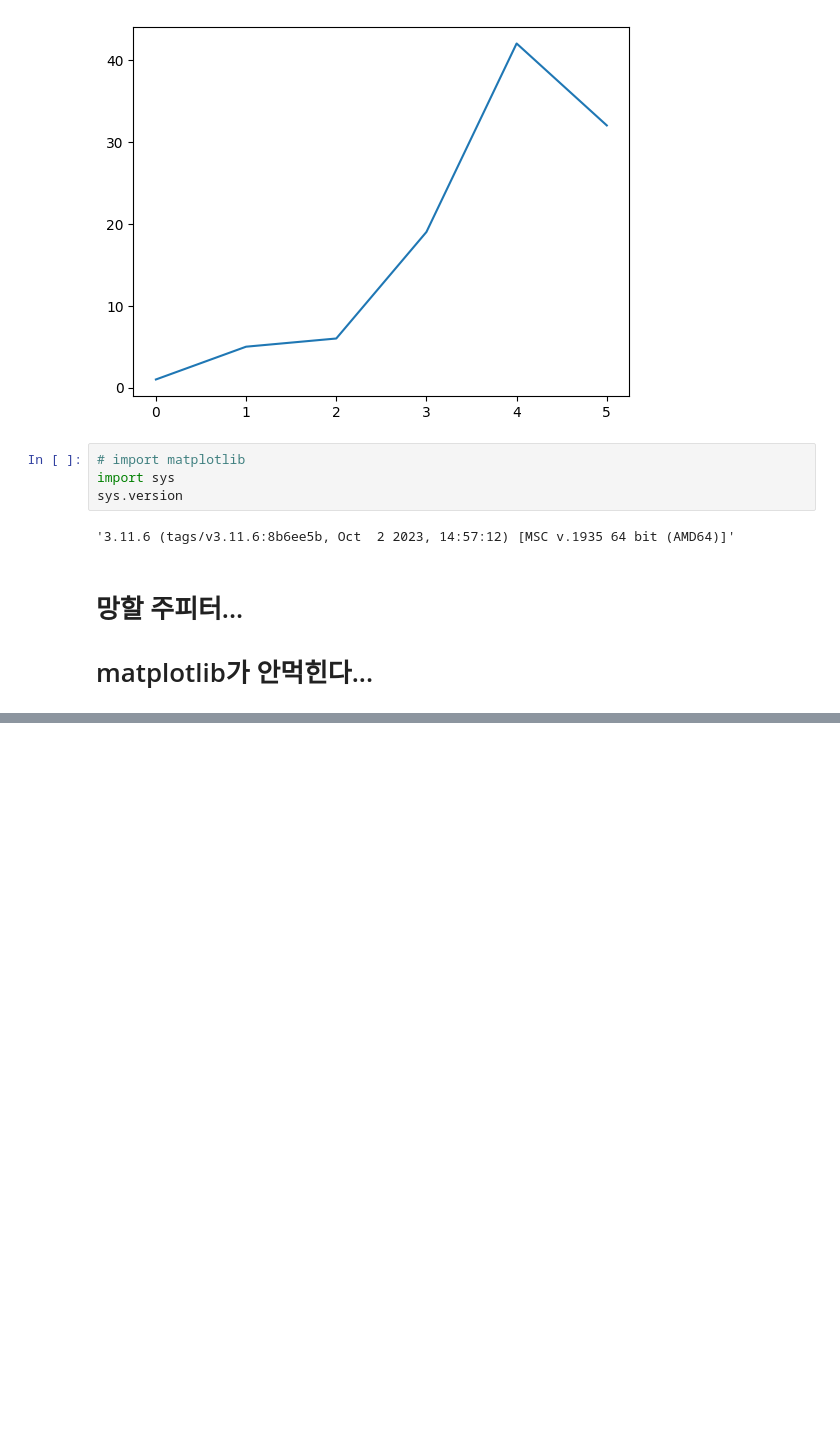
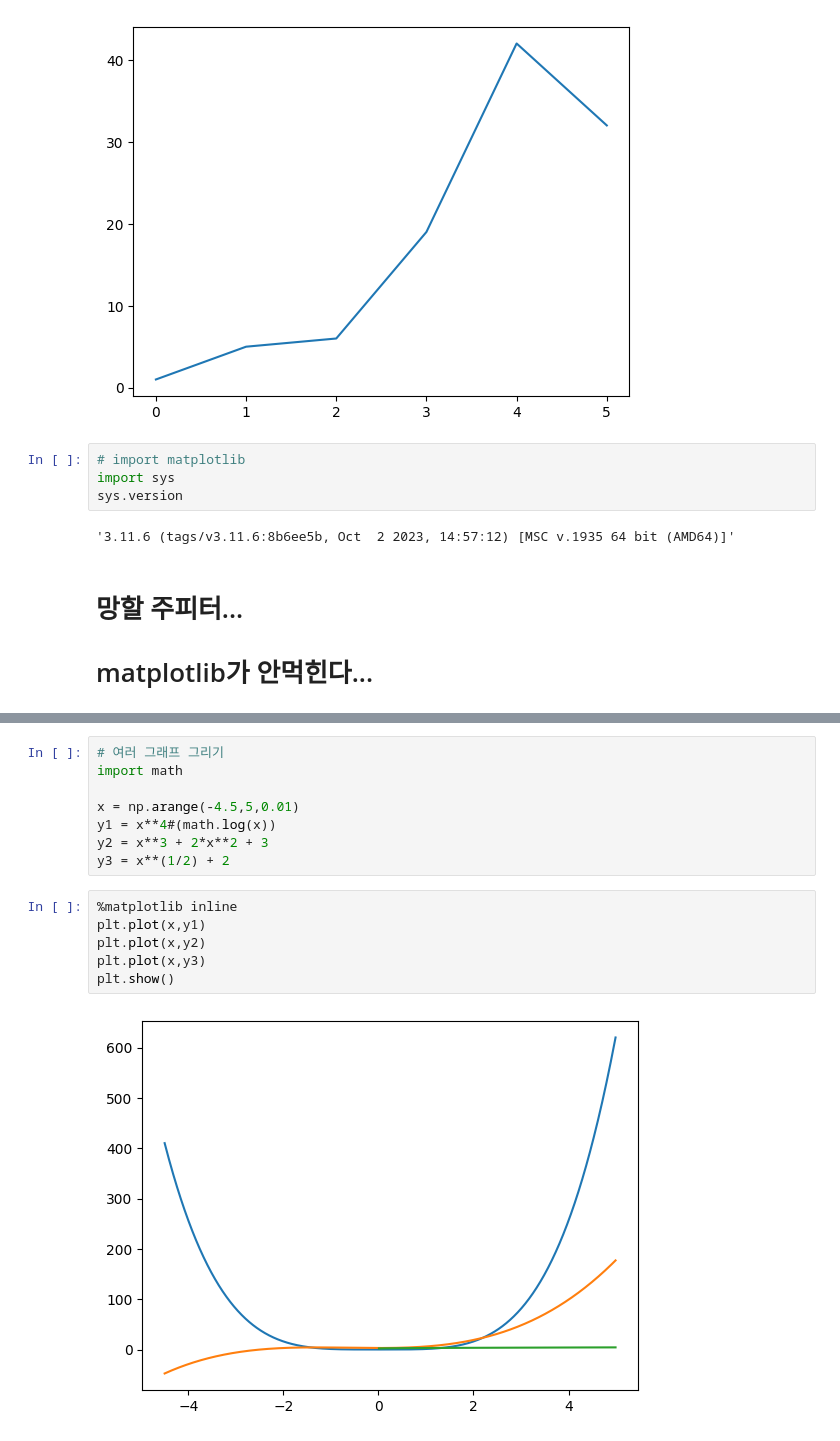
Before and after one commit to PJH222/TIL, a Jupyter notebook: ML/기초/basic III (283pg~).ipynb, the cells around one changed output, grey strips where cells are left out. Saved outputs shown, nothing was run; the diff lists cells and outputs as text; blank space fills up the shorter version.

```diff
--- a/ML/기초/basic III (283pg~).ipynb
+++ b/ML/기초/basic III (283pg~).ipynb
@@ -47,0 +61,16 @@ ModuleNotFoundError: No module named 'PyQt5'
+# %%
+# 여러 그래프 그리기
+import math
+
+x = np.arange(-4.5,5,0.01)
+y1 = x**4#(math.log(x))
+y2 = x**3 + 2*x**2 + 3
+y3 = x**(1/2) + 2
+# %%
+%matplotlib inline
+plt.plot(x,y1)
+plt.plot(x,y2)
+plt.plot(x,y3)
+plt.show()
+# %% [output]
+[figure, added]
```
Also changed, not shown: parts of 18 cells of this notebook, 1 other file.
